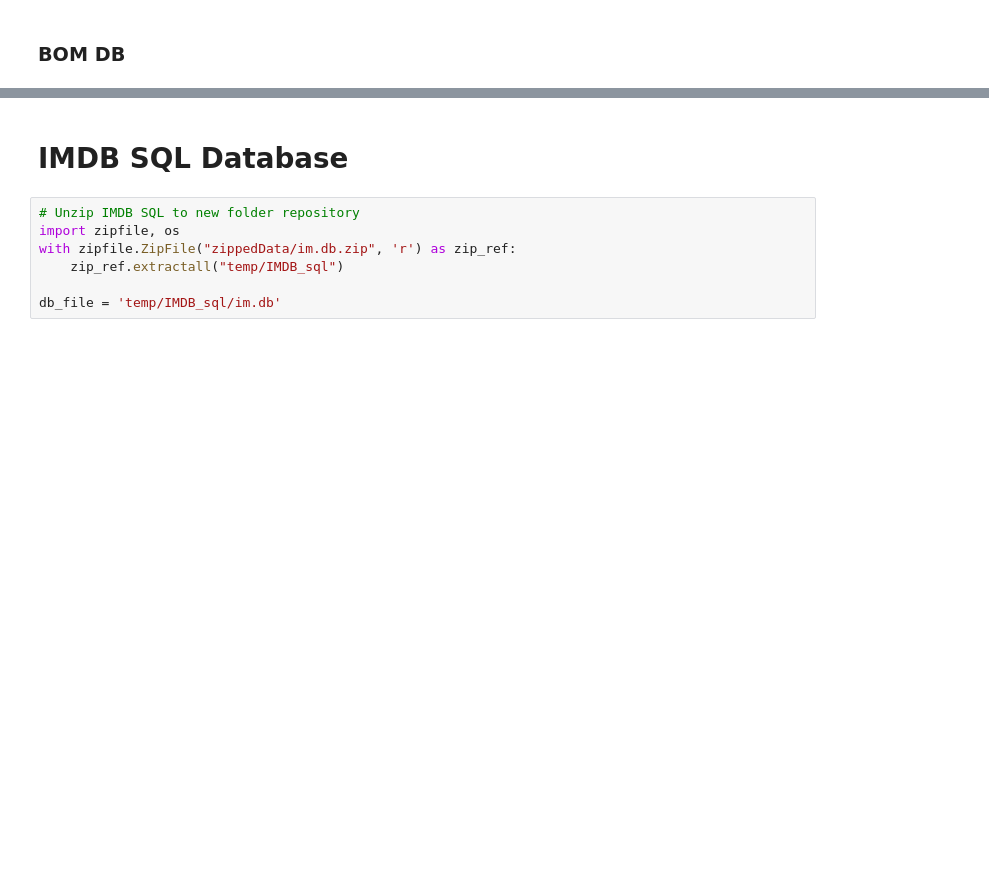
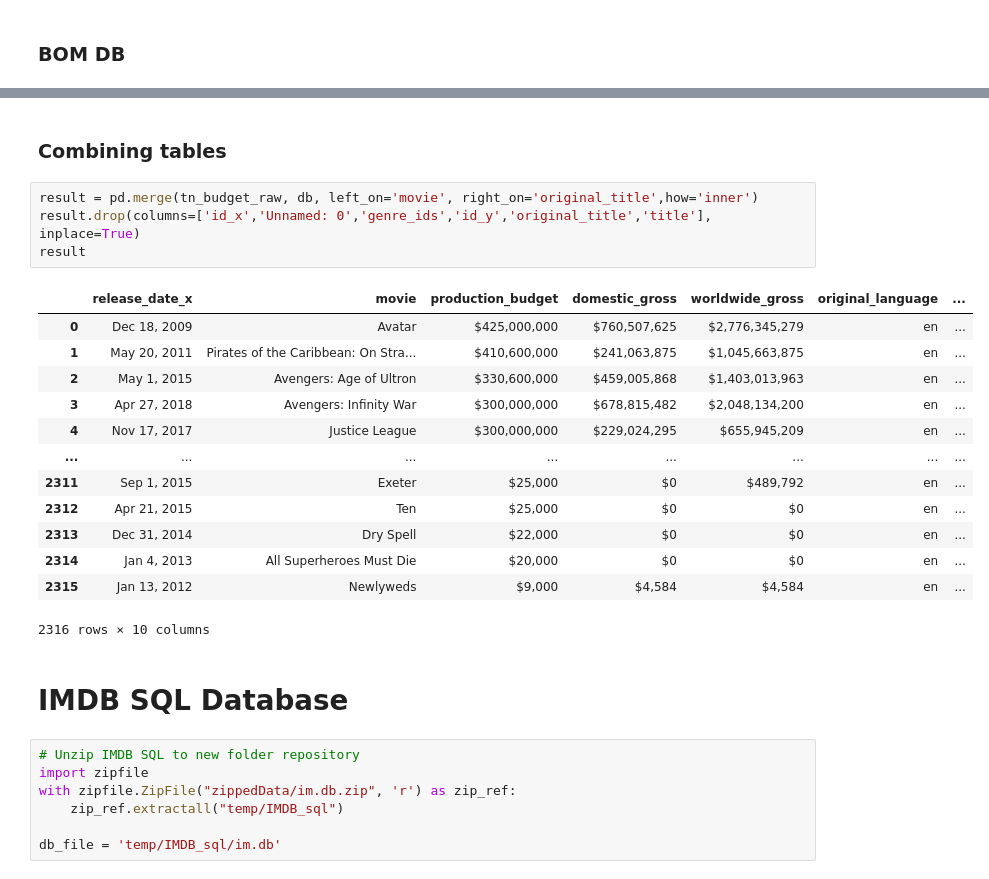
Before and after one commit to timiadejumo/phase1_group_project, a Jupyter notebook: br_budget_analysis.ipynb, the cells around one changed output, grey strips where cells are left out. Cells and saved outputs as stored; diff of their text form; blank space fills up the shorter version.

Commit message:
compiled master dataframe. Needs more cleaning & wrangling

```diff
--- a/br_budget_analysis.ipynb
+++ b/br_budget_analysis.ipynb
@@ -93,8 +86,28 @@ tn_budget_raw.head()
+# %% [markdown]
+### Combining tables
+# %%
+result = pd.merge(tn_budget_raw, db, left_on='movie', right_on='original_title',how='inner')
+result.drop(columns=['id_x','Unnamed: 0','genre_ids','id_y','original_title','title'], inplace=True)
+result
+# %% [output]
+|  | release_date_x | movie | production_budget | domestic_gross | worldwide_gross | original_language | ... |
+| 0 | Dec 18, 2009 | Avatar | $425,000,000 | $760,507,625 | $2,776,345,279 | en | ... |
+| 1 | May 20, 2011 | Pirates of the Caribbean: On Stra... | $410,600,000 | $241,063,875 | $1,045,663,875 | en | ... |
+| 2 | May 1, 2015 | Avengers: Age of Ultron | $330,600,000 | $459,005,868 | $1,403,013,963 | en | ... |
+| 3 | Apr 27, 2018 | Avengers: Infinity War | $300,000,000 | $678,815,482 | $2,048,134,200 | en | ... |
+| 4 | Nov 17, 2017 | Justice League | $300,000,000 | $229,024,295 | $655,945,209 | en | ... |
+| ... | ... | ... | ... | ... | ... | ... | ... |
+| 2311 | Sep 1, 2015 | Exeter | $25,000 | $0 | $489,792 | en | ... |
+| 2312 | Apr 21, 2015 | Ten | $25,000 | $0 | $0 | en | ... |
+| 2313 | Dec 31, 2014 | Dry Spell | $22,000 | $0 | $0 | en | ... |
+| 2314 | Jan 4, 2013 | All Superheroes Must Die | $20,000 | $0 | $0 | en | ... |
+| 2315 | Jan 13, 2012 | Newlyweds | $9,000 | $4,584 | $4,584 | en | ... |
+2316 rows × 10 columns
 # %% [markdown]
 # IMDB SQL Database
 # %%
 # Unzip IMDB SQL to new folder repository
-import zipfile, os
+import zipfile
 with zipfile.ZipFile("zippedData/im.db.zip", 'r') as zip_ref:
     zip_ref.extractall("temp/IMDB_sql")
 
```
Also changed, not shown: parts of 8 cells of this notebook.
